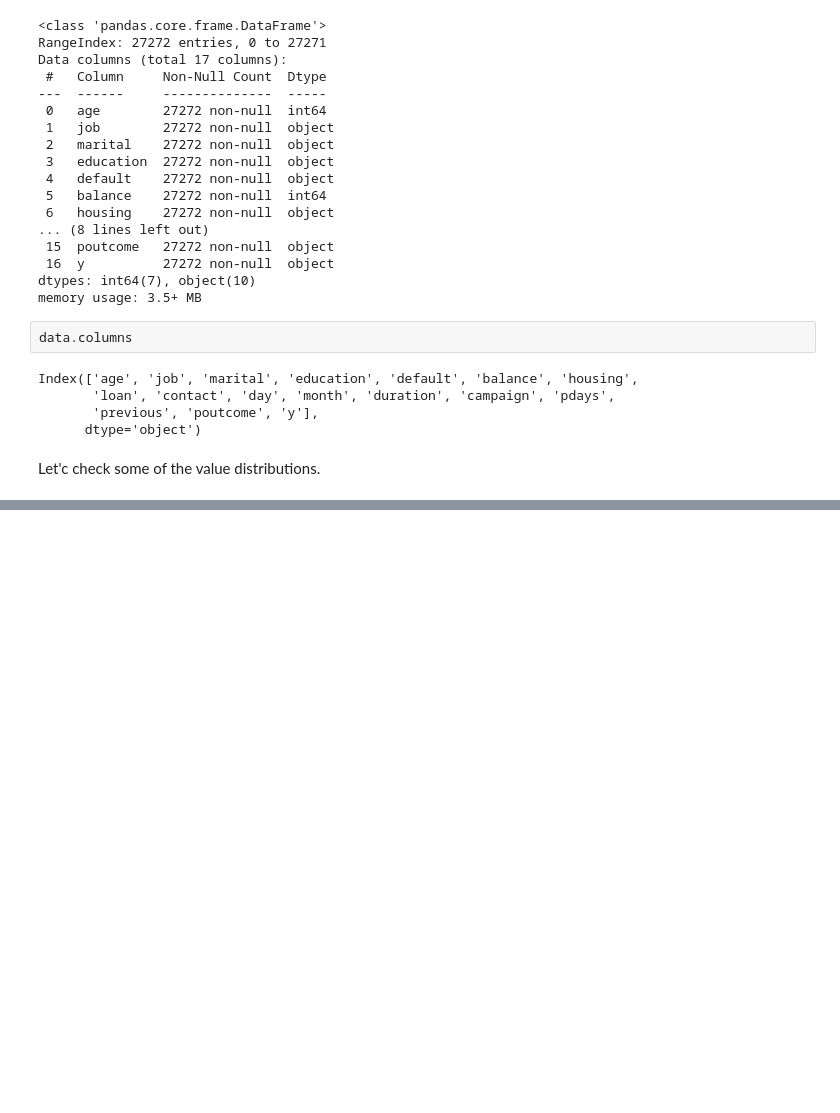
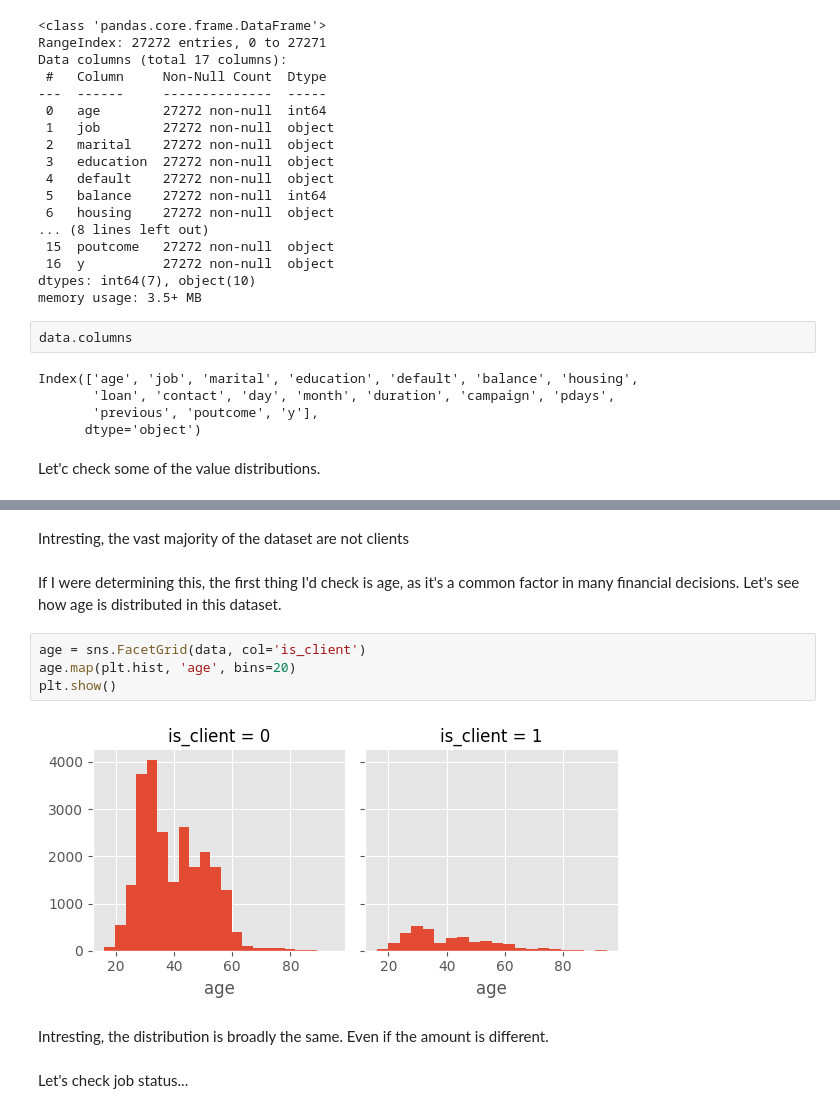
Before and after one commit to 1Solon/ml-final-assignment, a Jupyter notebook: src/C19349793.ipynb, the cells around one changed output, grey strips where cells are left out. Drawn from its saved outputs; the diff is of its cells as text; blank space fills up the shorter version.

```diff
--- a/src/C19349793.ipynb
+++ b/src/C19349793.ipynb
@@ -85,0 +111,14 @@ TypeError: countplot() takes from 0 to 1 positional arguments but 2 were given
+# %% [markdown]
+Intresting, the vast majority of the dataset are not clients
+# %% [markdown]
+If I were determining this, the first thing I'd check is age, as it's a common factor in many financial decisions. Let's see how age is distributed in this dataset.
+# %%
+age = sns.FacetGrid(data, col='is_client')
+age.map(plt.hist, 'age', bins=20)
+plt.show()
+# %% [output]
+[figure, added]
+# %% [markdown]
+Intresting, the distribution is broadly the same. Even if the amount is different.
+# %% [markdown]
+Let's check job status...
```
Also changed, not shown: parts of 23 cells of this notebook.
